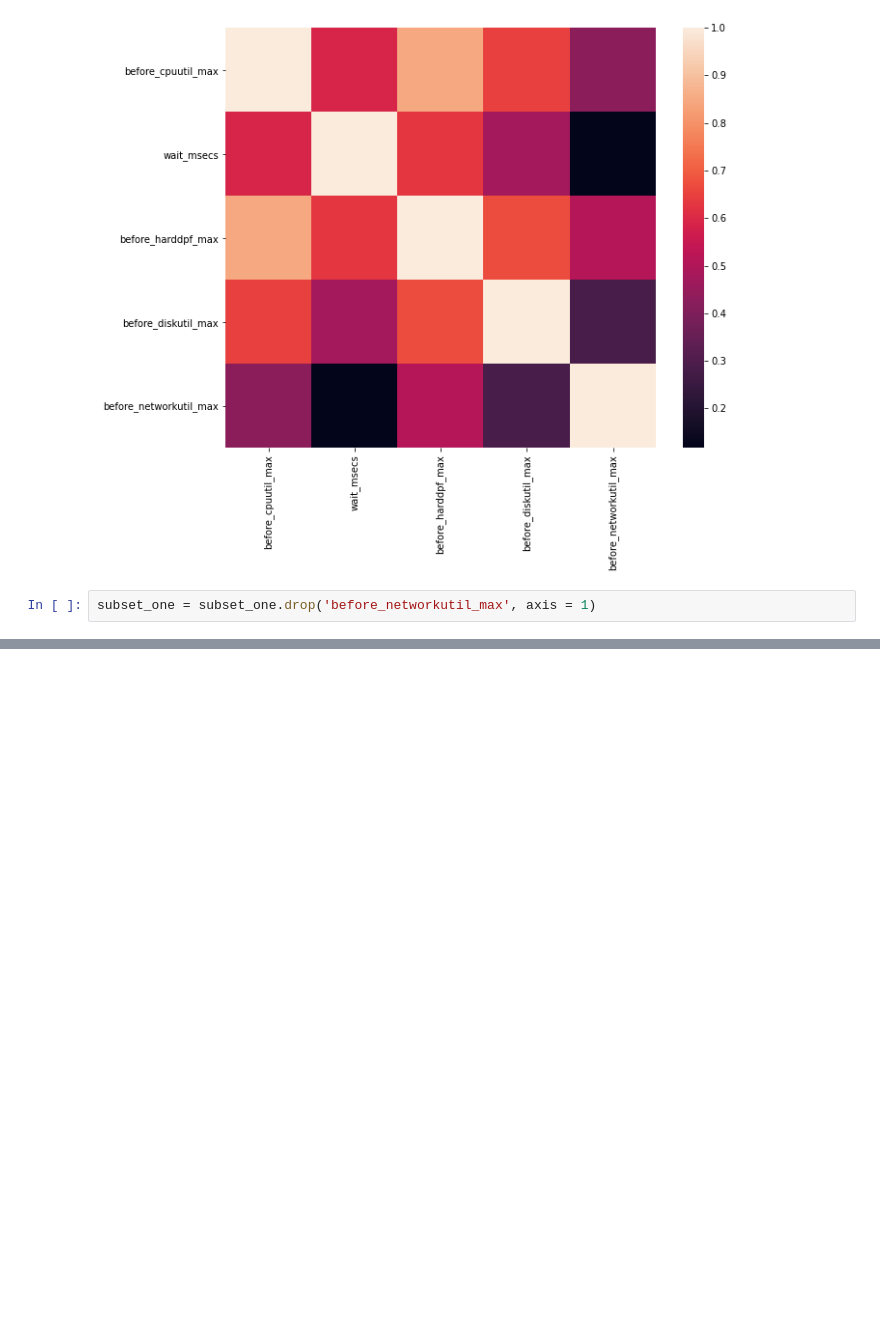
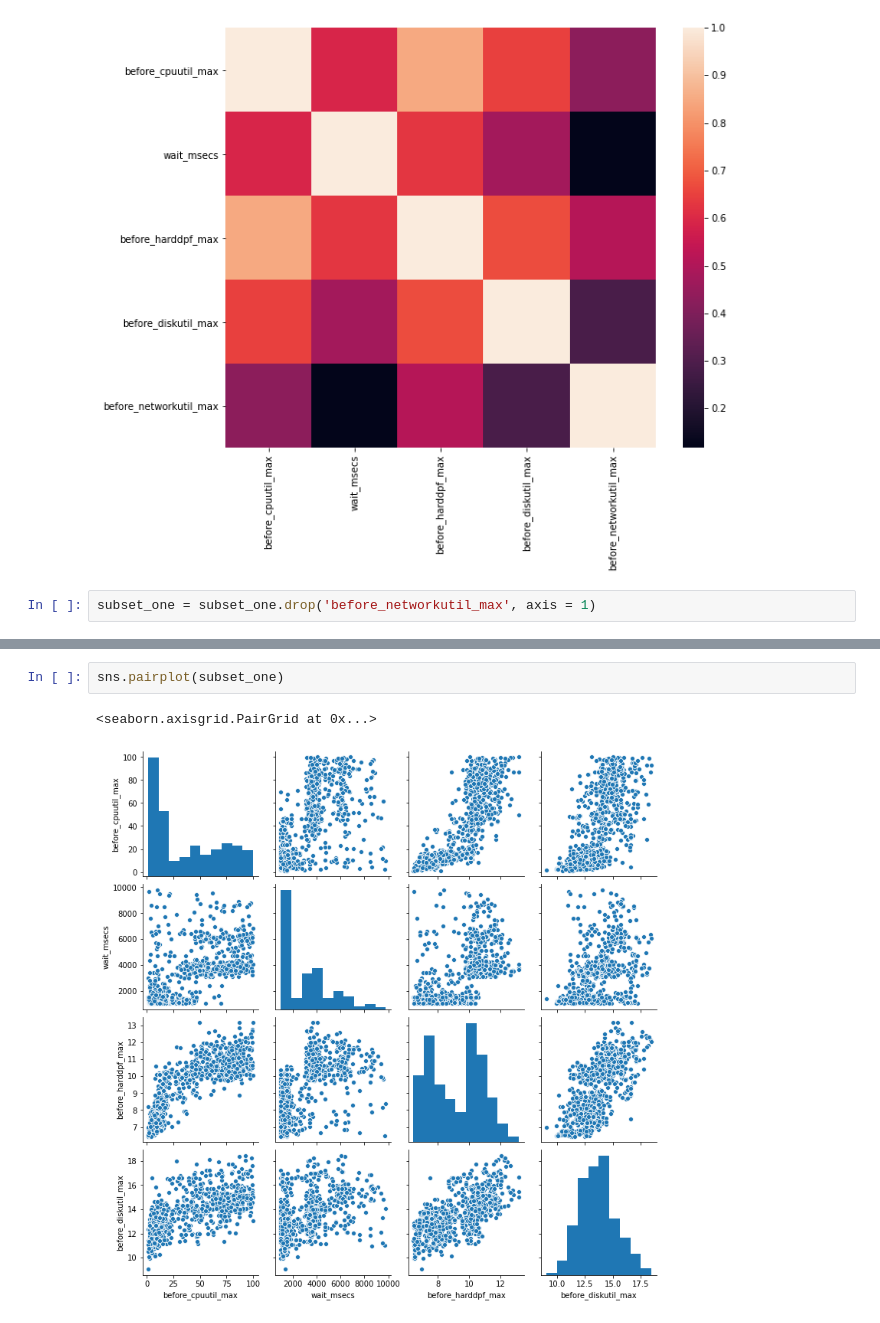
Before and after one commit to panyeung/DSC180B-Project, a Jupyter notebook: MEI.ipynb, the cells around one changed output, grey strips where cells are left out. Cells and saved outputs as stored; diff of their text form; blank space fills up the shorter version.

```diff
--- a/MEI.ipynb
+++ b/MEI.ipynb
@@ -383,0 +406,5 @@ ValueError: supplied range of [-inf, 13.145784652011033] is not finite
+# %%
+sns.pairplot(subset_one)
+# %% [output]
+<seaborn.axisgrid.PairGrid at 0x...>
+[figure, added]
```
Also changed, not shown: parts of 7 cells of this notebook.
